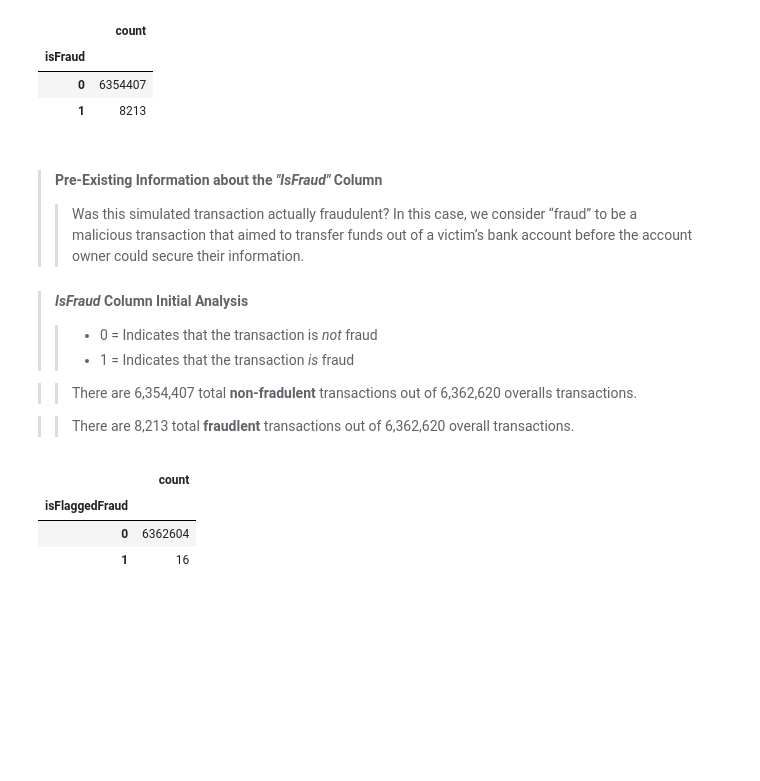
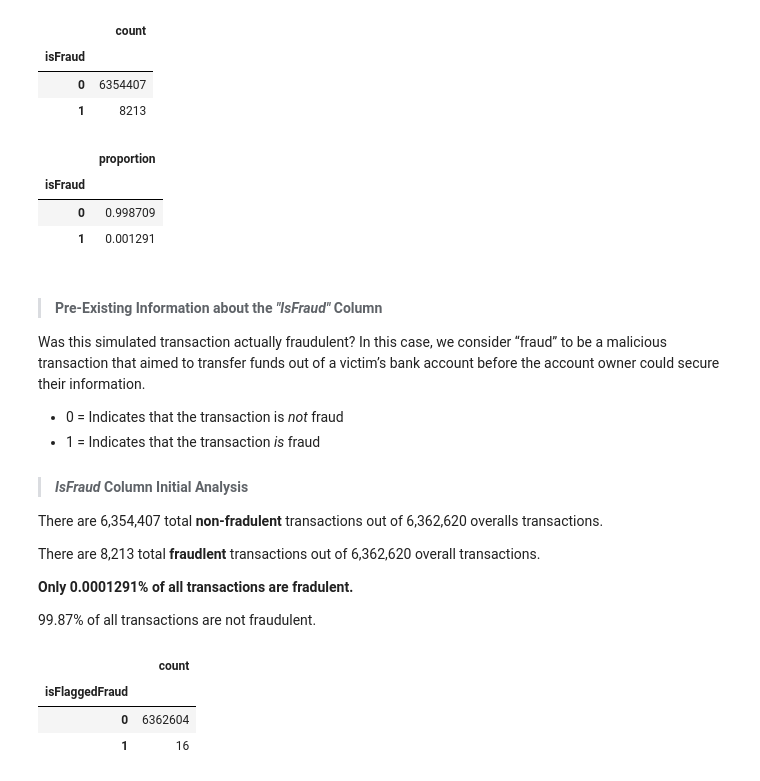
Before and after one commit to thetechleila/FinancialFraudData_EDA, a Jupyter notebook: eda01_initial_analysis/FinFraudEDA_01.ipynb, the cells around one changed output. Saved outputs shown, nothing was run; the diff lists cells and outputs as text; code cells hidden in the pictures; blank space fills up the shorter version.

```diff
--- a/eda01_initial_analysis/FinFraudEDA_01.ipynb
+++ b/eda01_initial_analysis/FinFraudEDA_01.ipynb
@@ -121,20 +124,34 @@ isfraud_count.to_frame()
 | isFraud |  |
 | 0 | 6354407 |
 | 1 | 8213 |
+# %%
+#Display the proporion of transactions flagged as Not Fraud or Fraud
+isfraud_prop = df["isFraud"].value_counts(normalize=True)
+
+#Convert the flagged_prop series into a dataframe
+isfraud_prop.to_frame()
+# %% [output]
+|  | proportion |
+| isFraud |  |
+| 0 | 0.998709 |
+| 1 | 0.001291 |
 # %% [markdown]
 > #### Pre-Existing Information about the *"IsFraud"* Column
 >
->> Was this simulated transaction actually fraudulent? In this case, we consider “fraud” to be a malicious transaction that aimed to transfer funds out of a victim’s bank account before the account owner could secure their information.
+Was this simulated transaction actually fraudulent? In this case, we consider “fraud” to be a malicious transaction that aimed to transfer funds out of a victim’s bank account before the account owner could secure their information.
+* 0 =  Indicates that the transaction is *not* fraud
+* 1 = Indicates that the transaction *is* fraud
 
 
 > #### *IsFraud* Column Initial Analysis
 >
->> * 0 =  Indicates that the transaction is *not* fraud
->> * 1 = Indicates that the transaction *is* fraud
+There are 6,354,407 total **non-fradulent** transactions out of 6,362,620 overalls transactions.
 
->> There are 6,354,407 total **non-fradulent** transactions out of 6,362,620 overalls transactions.
+There are 8,213 total **fraudlent** transactions out of 6,362,620 overall transactions.
 
->> There are 8,213 total **fraudlent** transactions out of 6,362,620 overall transactions.
+**Only 0.0001291% of all transactions are fradulent.**
+
+99.87% of all transactions are not fraudulent.
 # %%
 #Get count of unique transactions labeled isFlaggedFraud
 flagged_count = df["isFlaggedFraud"].value_counts()
```
Also changed, not shown: parts of 2 cells of this notebook, 2 other files.
